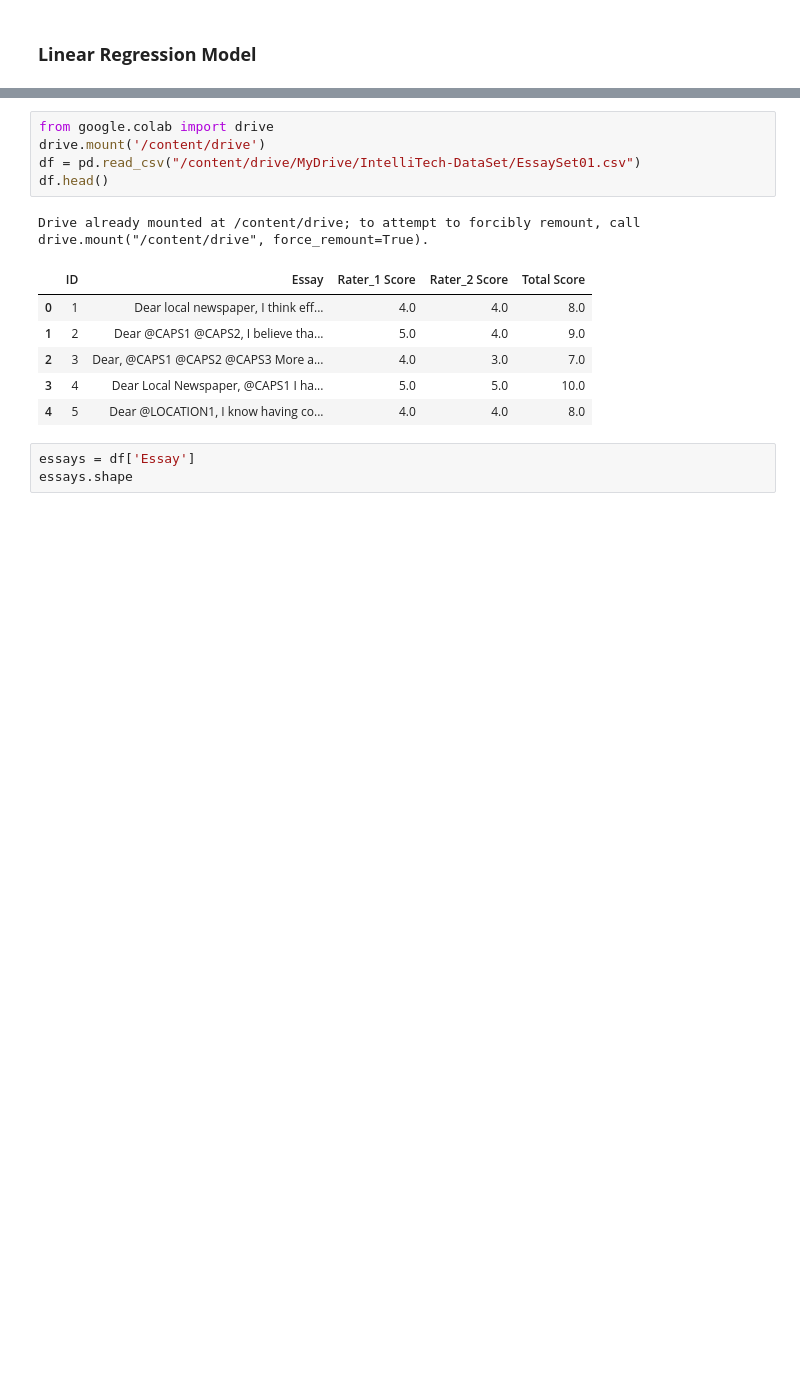
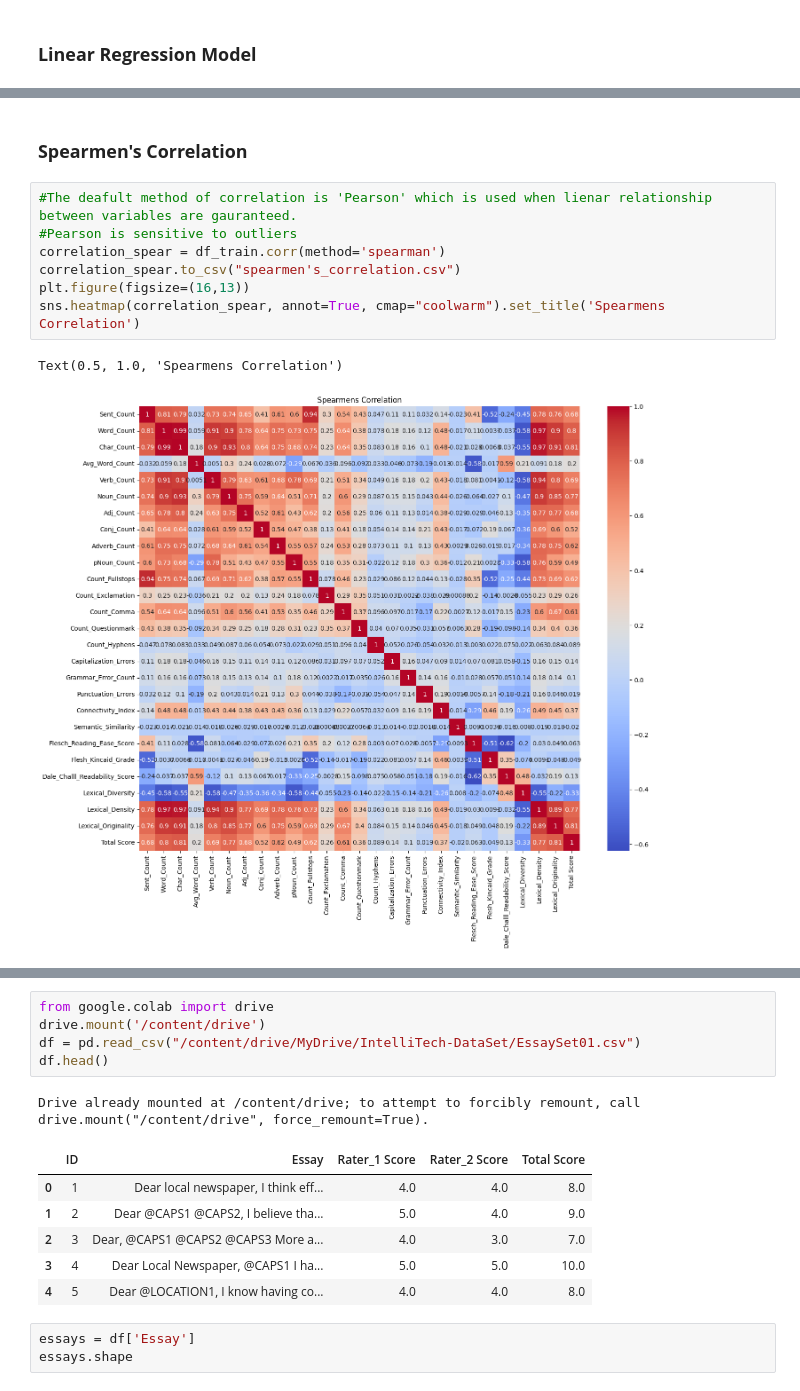
Before and after one commit to mustafabawany/IntelliTech, a Jupyter notebook: Model_Training.ipynb, the cells around one changed output, grey strips where cells are left out. Cells and saved outputs as stored; diff of their text form; blank space fills up the shorter version.

```diff
--- a/Model_Training.ipynb
+++ b/Model_Training.ipynb
@@ -246,0 +377,12 @@ Name: r2-score, dtype: float64
+# %% [markdown]
+### **Spearmen's Correlation**
+# %%
+#The deafult method of correlation is 'Pearson' which is used when lienar relationship between variables are gauranteed.
+#Pearson is sensitive to outliers
+correlation_spear = df_train.corr(method='spearman')
+correlation_spear.to_csv("spearmen's_correlation.csv")
+plt.figure(figsize=(16,13))
+sns.heatmap(correlation_spear, annot=True, cmap="coolwarm").set_title('Spearmens Correlation')
+# %% [output]
+Text(0.5, 1.0, 'Spearmens Correlation')
+[figure, added]
```
Also changed, not shown: parts of 34 cells of this notebook, 1 other file.
